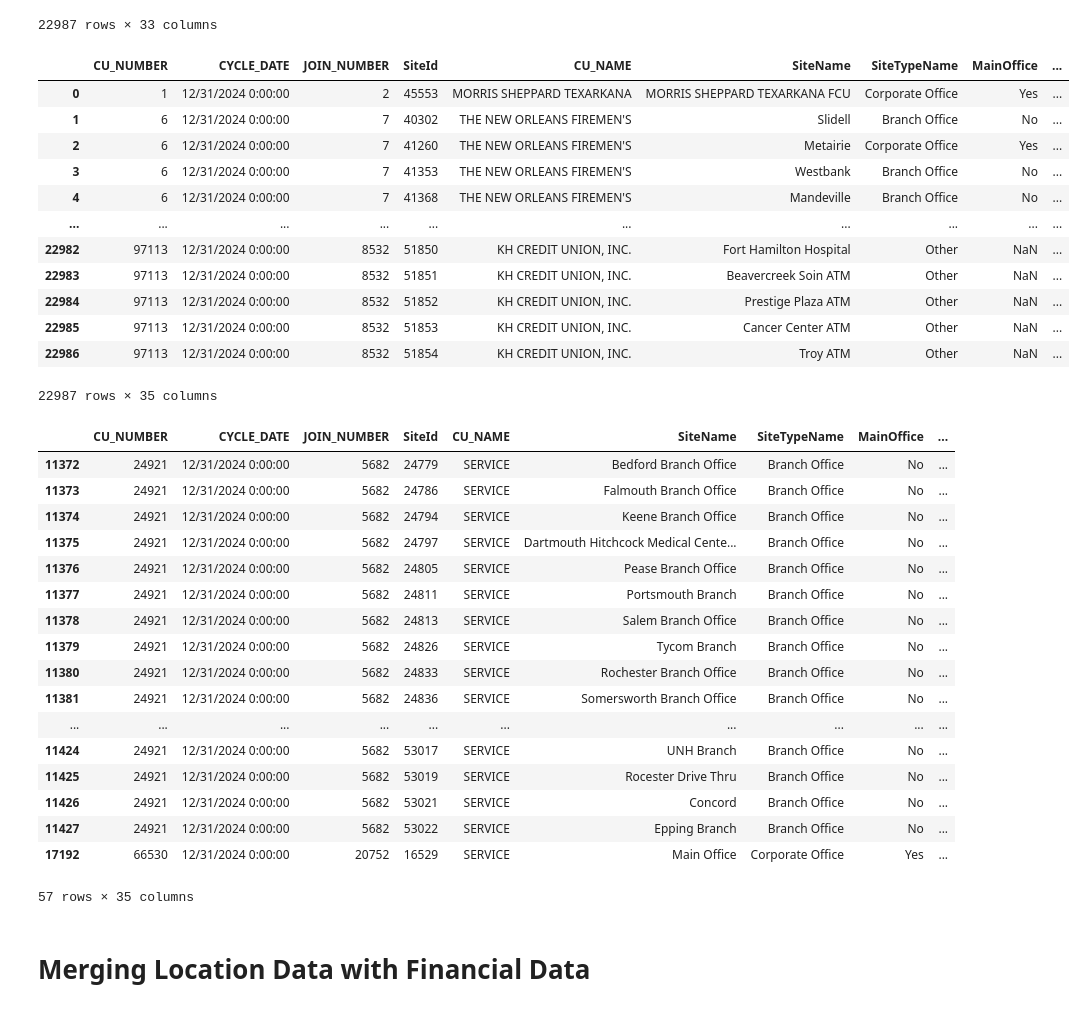
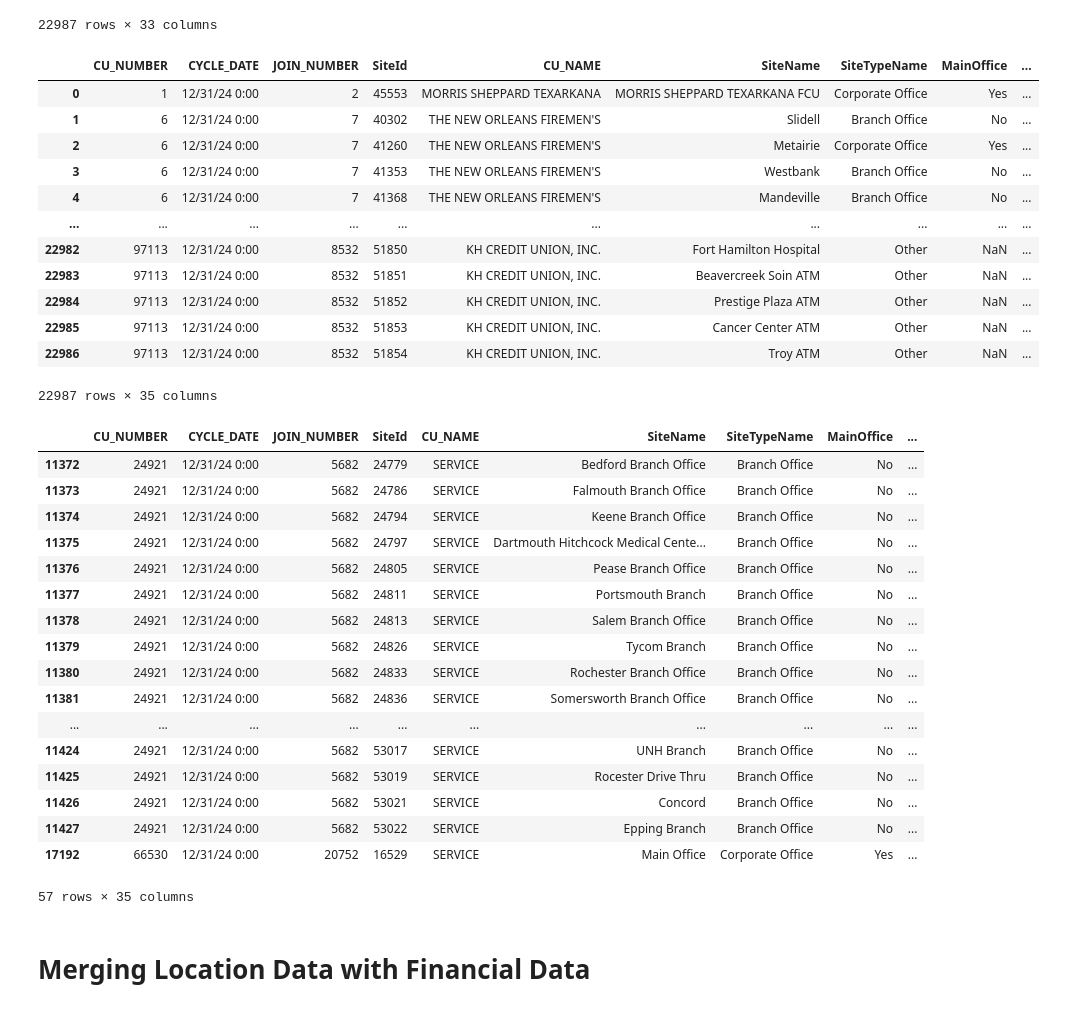
Before and after one commit to temapankin/NCAU-dataset, a Jupyter notebook: code/callreport.ipynb, the cells around one changed output. Cells and saved outputs as stored; diff of their text form; code cells hidden in the pictures.

```diff
--- a/code/callreport.ipynb
+++ b/code/callreport.ipynb
@@ -417,43 +430,43 @@ locations_f
 locations_f.to_csv('locations_geocoded_full_fixed.csv', index=False)
 # %%
 # Import geocoded locations without first column
-locations_g = pd.read_csv('/Users/artyom/Documents/work/CreditUnions/locations_geocoded.csv', encoding='utf-8')
-locations_g.drop(columns=['Unnamed: 0'], inplace=True)
+locations_g = pd.read_csv('../data/processing/locations_geocoded_full_fixed.csv', encoding='utf-8')
+#locations_g.drop(columns=['Unnamed: 0'], inplace=True)
 locations_g
 # %% [output]
 |  | CU_NUMBER | CYCLE_DATE | JOIN_NUMBER | SiteId | CU_NAME | SiteName | SiteTypeName | MainOffice | ... |
-| 0 | 1 | 12/31/2024 0:00:00 | 2 | 45553 | MORRIS SHEPPARD TEXARKANA | MORRIS SHEPPARD TEXARKANA FCU | Corporate Office | Yes | ... |
-| 1 | 6 | 12/31/2024 0:00:00 | 7 | 40302 | THE NEW ORLEANS FIREMEN'S | Slidell | Branch Office | No | ... |
-| 2 | 6 | 12/31/2024 0:00:00 | 7 | 41260 | THE NEW ORLEANS FIREMEN'S | Metairie | Corporate Office | Yes | ... |
-| 3 | 6 | 12/31/2024 0:00:00 | 7 | 41353 | THE NEW ORLEANS FIREMEN'S | Westbank | Branch Office | No | ... |
-| 4 | 6 | 12/31/2024 0:00:00 | 7 | 41368 | THE NEW ORLEANS FIREMEN'S | Mandeville | Branch Office | No | ... |
+| 0 | 1 | 12/31/24 0:00 | 2 | 45553 | MORRIS SHEPPARD TEXARKANA | MORRIS SHEPPARD TEXARKANA FCU | Corporate Office | Yes | ... |
+| 1 | 6 | 12/31/24 0:00 | 7 | 40302 | THE NEW ORLEANS FIREMEN'S | Slidell | Branch Office | No | ... |
+| 2 | 6 | 12/31/24 0:00 | 7 | 41260 | THE NEW ORLEANS FIREMEN'S | Metairie | Corporate Office | Yes | ... |
+| 3 | 6 | 12/31/24 0:00 | 7 | 41353 | THE NEW ORLEANS FIREMEN'S | Westbank | Branch Office | No | ... |
+| 4 | 6 | 12/31/24 0:00 | 7 | 41368 | THE NEW ORLEANS FIREMEN'S | Mandeville | Branch Office | No | ... |
 | ... | ... | ... | ... | ... | ... | ... | ... | ... | ... |
-| 22982 | 97113 | 12/31/2024 0:00:00 | 8532 | 51850 | KH CREDIT UNION, INC. | Fort Hamilton Hospital | Other | NaN | ... |
-| 22983 | 97113 | 12/31/2024 0:00:00 | 8532 | 51851 | KH CREDIT UNION, INC. | Beavercreek Soin ATM | Other | NaN | ... |
-| 22984 | 97113 | 12/31/2024 0:00:00 | 8532 | 51852 | KH CREDIT UNION, INC. | Prestige Plaza ATM | Other | NaN | ... |
-| 22985 | 97113 | 12/31/2024 0:00:00 | 8532 | 51853 | KH CREDIT UNION, INC. | Cancer Center ATM | Other | NaN | ... |
-| 22986 | 97113 | 12/31/2024 0:00:00 | 8532 | 51854 | KH CREDIT UNION, INC. | Troy ATM | Other | NaN | ... |
+| 22982 | 97113 | 12/31/24 0:00 | 8532 | 51850 | KH CREDIT UNION, INC. | Fort Hamilton Hospital | Other | NaN | ... |
+| 22983 | 97113 | 12/31/24 0:00 | 8532 | 51851 | KH CREDIT UNION, INC. | Beavercreek Soin ATM | Other | NaN | ... |
+| 22984 | 97113 | 12/31/24 0:00 | 8532 | 51852 | KH CREDIT UNION, INC. | Prestige Plaza ATM | Other | NaN | ... |
+| 22985 | 97113 | 12/31/24 0:00 | 8532 | 51853 | KH CREDIT UNION, INC. | Cancer Center ATM | Other | NaN | ... |
+| 22986 | 97113 | 12/31/24 0:00 | 8532 | 51854 | KH CREDIT UNION, INC. | Troy ATM | Other | NaN | ... |
 22987 rows × 35 columns
 # %%
 locations_g[locations_g["CU_NAME"] == 'SERVICE']
 # %% [output]
 |  | CU_NUMBER | CYCLE_DATE | JOIN_NUMBER | SiteId | CU_NAME | SiteName | SiteTypeName | MainOffice | ... |
-| 11372 | 24921 | 12/31/2024 0:00:00 | 5682 | 24779 | SERVICE | Bedford Branch Office | Branch Office | No | ... |
-| 11373 | 24921 | 12/31/2024 0:00:00 | 5682 | 24786 | SERVICE | Falmouth Branch Office | Branch Office | No | ... |
-| 11374 | 24921 | 12/31/2024 0:00:00 | 5682 | 24794 | SERVICE | Keene Branch Office | Branch Office | No | ... |
-| 11375 | 24921 | 12/31/2024 0:00:00 | 5682 | 24797 | SERVICE | Dartmouth Hitchcock Medical Cente... | Branch Office | No | ... |
-| 11376 | 24921 | 12/31/2024 0:00:00 | 5682 | 24805 | SERVICE | Pease Branch Office | Branch Office | No | ... |
-| 11377 | 24921 | 12/31/2024 0:00:00 | 5682 | 24811 | SERVICE | Portsmouth Branch | Branch Office | No | ... |
-| 11378 | 24921 | 12/31/2024 0:00:00 | 5682 | 24813 | SERVICE | Salem Branch Office | Branch Office | No | ... |
-| 11379 | 24921 | 12/31/2024 0:00:00 | 5682 | 24826 | SERVICE | Tycom Branch | Branch Office | No | ... |
-| 11380 | 24921 | 12/31/2024 0:00:00 | 5682 | 24833 | SERVICE | Rochester Branch Office | Branch Office | No | ... |
-| 11381 | 24921 | 12/31/2024 0:00:00 | 5682 | 24836 | SERVICE | Somersworth Branch Office | Branch Office | No | ... |
+| 11372 | 24921 | 12/31/24 0:00 | 5682 | 24779 | SERVICE | Bedford Branch Office | Branch Office | No | ... |
+| 11373 | 24921 | 12/31/24 0:00 | 5682 | 24786 | SERVICE | Falmouth Branch Office | Branch Office | No | ... |
+| 11374 | 24921 | 12/31/24 0:00 | 5682 | 24794 | SERVICE | Keene Branch Office | Branch Office | No | ... |
+| 11375 | 24921 | 12/31/24 0:00 | 5682 | 24797 | SERVICE | Dartmouth Hitchcock Medical Cente... | Branch Office | No | ... |
+| 11376 | 24921 | 12/31/24 0:00 | 5682 | 24805 | SERVICE | Pease Branch Office | Branch Office | No | ... |
+| 11377 | 24921 | 12/31/24 0:00 | 5682 | 24811 | SERVICE | Portsmouth Branch | Branch Office | No | ... |
+| 11378 | 24921 | 12/31/24 0:00 | 5682 | 24813 | SERVICE | Salem Branch Office | Branch Office | No | ... |
+| 11379 | 24921 | 12/31/24 0:00 | 5682 | 24826 | SERVICE | Tycom Branch | Branch Office | No | ... |
+| 11380 | 24921 | 12/31/24 0:00 | 5682 | 24833 | SERVICE | Rochester Branch Office | Branch Office | No | ... |
+| 11381 | 24921 | 12/31/24 0:00 | 5682 | 24836 | SERVICE | Somersworth Branch Office | Branch Office | No | ... |
 | ... | ... | ... | ... | ... | ... | ... | ... | ... | ... |
-| 11424 | 24921 | 12/31/2024 0:00:00 | 5682 | 53017 | SERVICE | UNH Branch | Branch Office | No | ... |
-| 11425 | 24921 | 12/31/2024 0:00:00 | 5682 | 53019 | SERVICE | Rocester Drive Thru | Branch Office | No | ... |
-| 11426 | 24921 | 12/31/2024 0:00:00 | 5682 | 53021 | SERVICE | Concord | Branch Office | No | ... |
-| 11427 | 24921 | 12/31/2024 0:00:00 | 5682 | 53022 | SERVICE | Epping Branch | Branch Office | No | ... |
-| 17192 | 66530 | 12/31/2024 0:00:00 | 20752 | 16529 | SERVICE | Main Office | Corporate Office | Yes | ... |
+| 11424 | 24921 | 12/31/24 0:00 | 5682 | 53017 | SERVICE | UNH Branch | Branch Office | No | ... |
+| 11425 | 24921 | 12/31/24 0:00 | 5682 | 53019 | SERVICE | Rocester Drive Thru | Branch Office | No | ... |
+| 11426 | 24921 | 12/31/24 0:00 | 5682 | 53021 | SERVICE | Concord | Branch Office | No | ... |
+| 11427 | 24921 | 12/31/24 0:00 | 5682 | 53022 | SERVICE | Epping Branch | Branch Office | No | ... |
+| 17192 | 66530 | 12/31/24 0:00 | 20752 | 16529 | SERVICE | Main Office | Corporate Office | Yes | ... |
 57 rows × 35 columns
 # %% [markdown]
 # Merging Location Data with Financial Data
```
Also changed, not shown: parts of 44 cells of this notebook, 1 other file.
